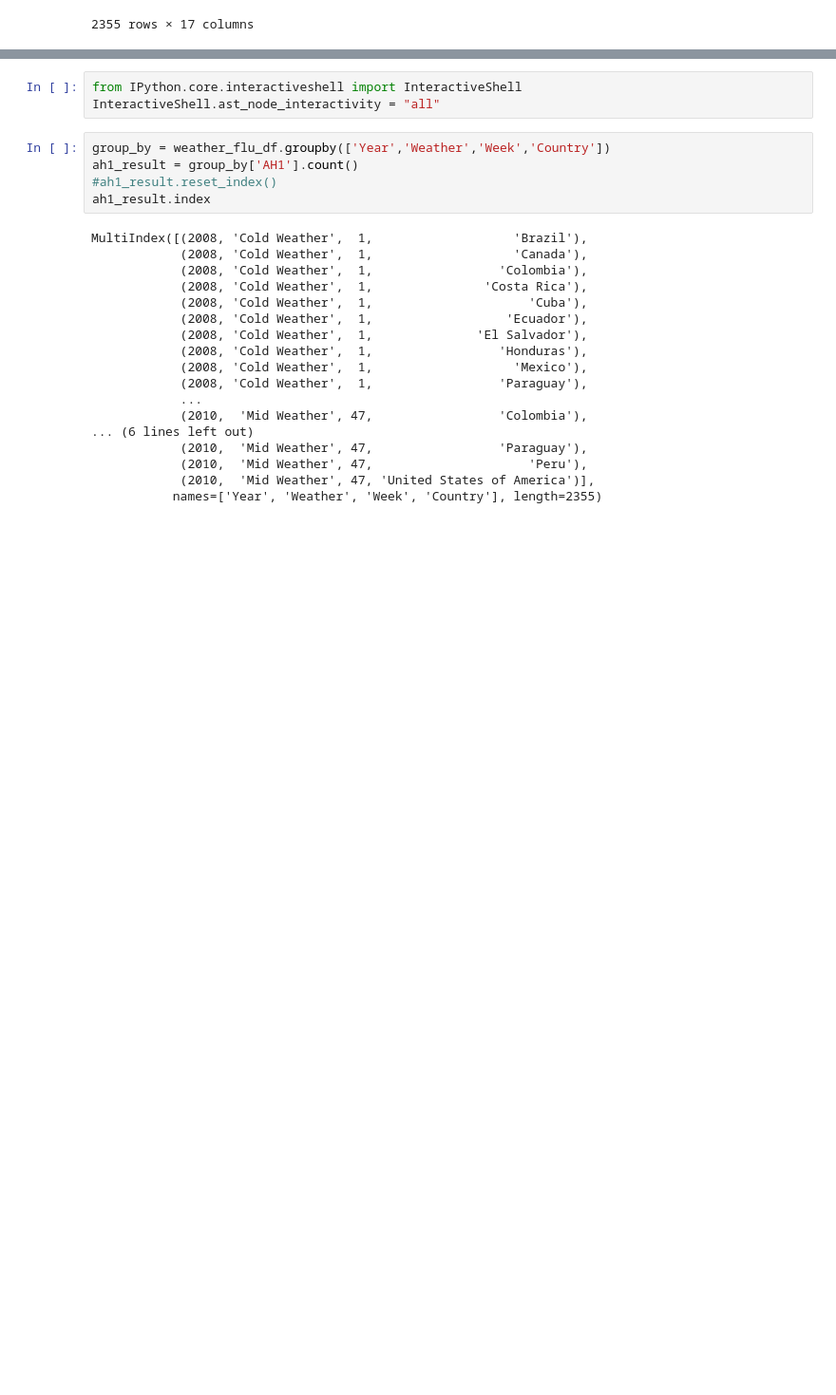
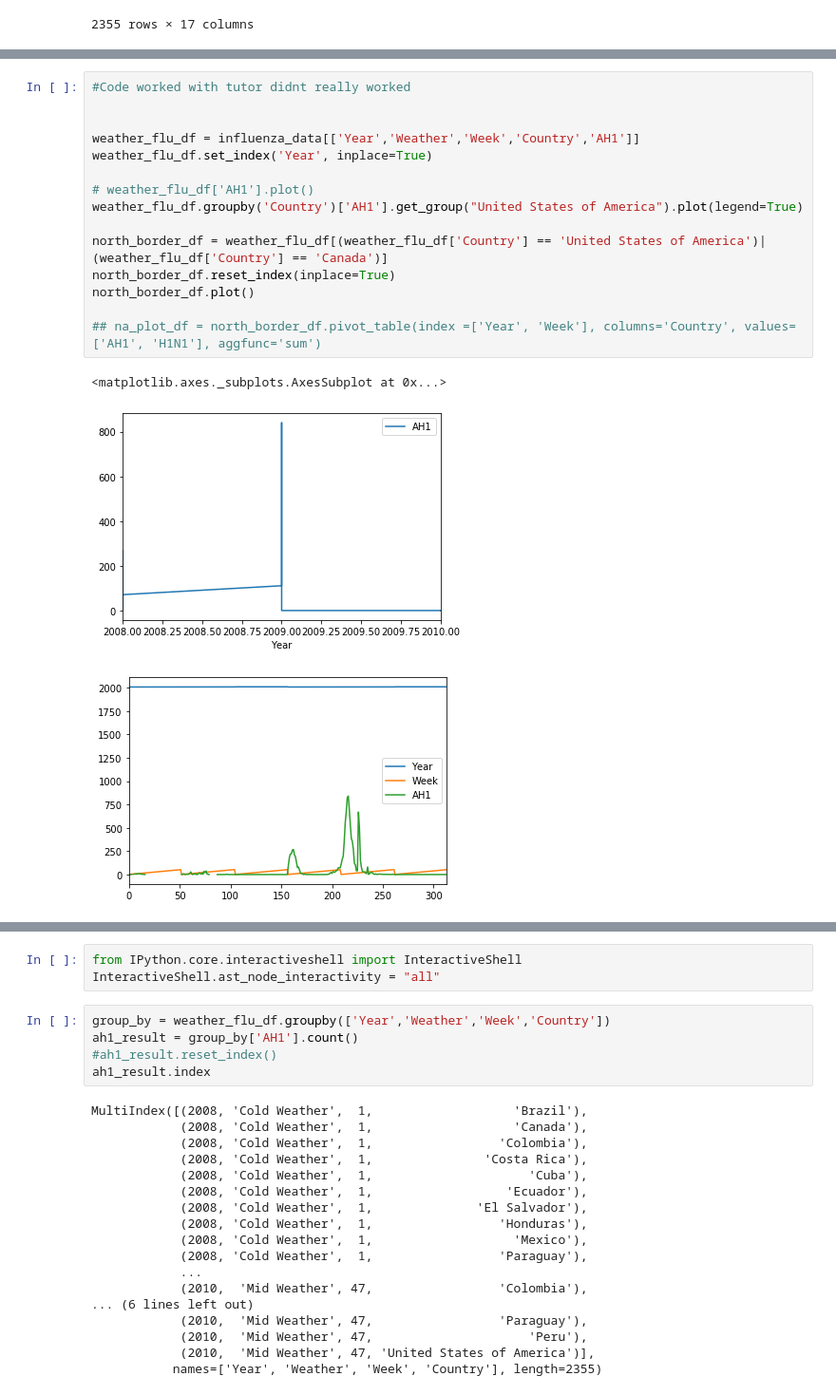
Before and after one commit to kgremillion/Analyzing_Pandemics, a Jupyter notebook: Data/Reading and Analyzing Data N1H1 America Region.ipynb.ipynb, the cells around one changed output, grey strips where cells are left out. Shown: that part at 95% size. Saved outputs shown, nothing was run; the diff lists cells and outputs as text; blank space fills up the shorter version.

```diff
--- a/Data/Reading and Analyzing Data N1H1 America Region.ipynb.ipynb
+++ b/Data/Reading and Analyzing Data N1H1 America Region.ipynb.ipynb
@@ -84,0 +175,19 @@ Data2008_flu
+# %%
+#Code worked with tutor didnt really worked
+
+
+weather_flu_df = influenza_data[['Year','Weather','Week','Country','AH1']]
+weather_flu_df.set_index('Year', inplace=True)
+
+# weather_flu_df['AH1'].plot()
+weather_flu_df.groupby('Country')['AH1'].get_group("United States of America").plot(legend=True)
+
+north_border_df = weather_flu_df[(weather_flu_df['Country'] == 'United States of America')| (weather_flu_df['Country'] == 'Canada')]
+north_border_df.reset_index(inplace=True)
+north_border_df.plot()
+
+## na_plot_df = north_border_df.pivot_table(index =['Year', 'Week'], columns='Country', values=['AH1', 'H1N1'], aggfunc='sum')
+# %% [output]
+<matplotlib.axes._subplots.AxesSubplot at 0x...>
+[figure, added]
+[figure, added]
```
Also changed, not shown: parts of 26 cells of this notebook, 6 other files.
